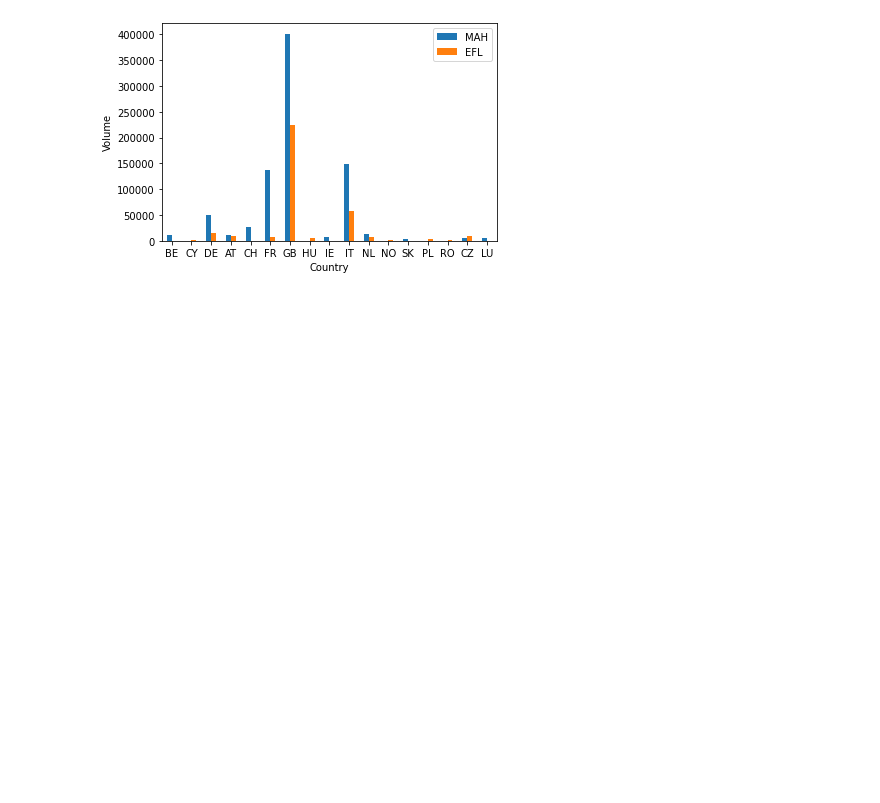
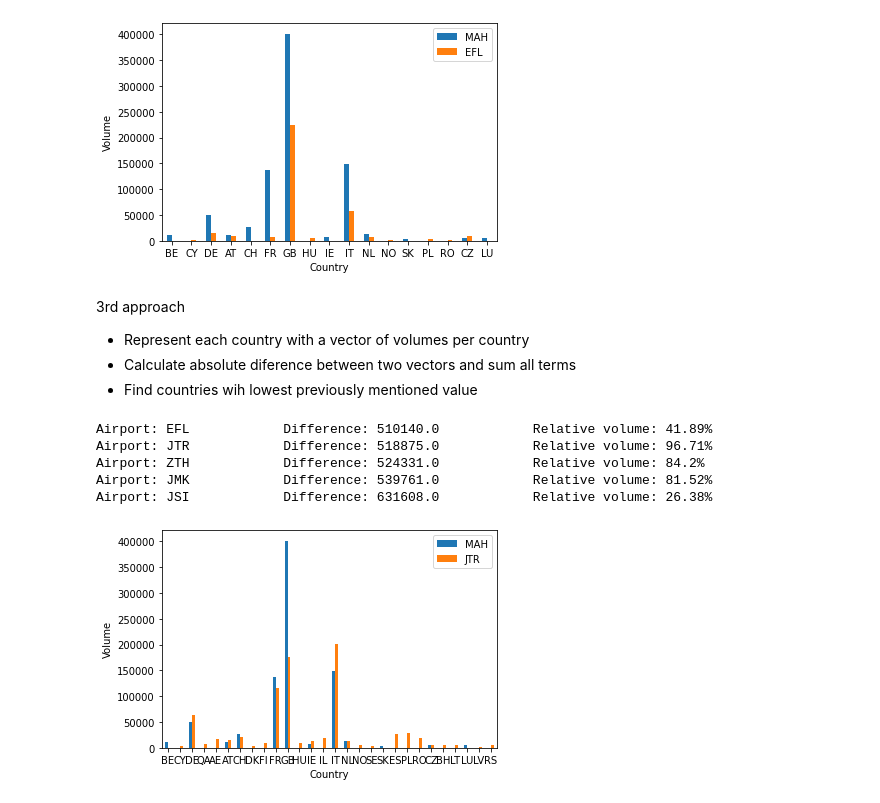
Before and after one commit to sergiolives19/Naveler, a Jupyter notebook: Mabrian/similar_airports.ipynb, the cells around one changed output. Cells and saved outputs as stored; diff of their text form; code cells hidden in the pictures; blank space fills up the shorter version.

```diff
--- a/Mabrian/similar_airports.ipynb
+++ b/Mabrian/similar_airports.ipynb
@@ -178,3 +190,42 @@ Airport: JMK    Distance: 0.3172
 plot_2_airports('MAH', 'EFL')
 # %% [output]
 [figure]
+# %% [markdown]
+3rd approach
+- Represent each country with a vector of volumes per country
+- Calculate absolute diference between two vectors and sum all terms
+- Find countries wih lowest previously mentioned value
+# %%
+# Inputs
+airport = 'MAH'
+N = 5 # number of closest airports
+
+I, J = M.shape
+
+j1 = airports.index(airport)
+v1 = M[:, j1]
+
+l = []
+for j2 in range(J):
+  v2 = M[:, j2]
+  dif = abs(v1 - v2)
+  sum_dif = dif.sum()
+  l.append((j2, sum_dif))
+l.sort(key=lambda tup: tup[1])
+
+for n in range(N+1):
+  index, dif = l[n]
+  airport_ = airports[index]
+  rel_vol = rel_volume(airport_, airport)
+  if airport_ != airport:
+    print("Airport: {}\t\tDifference: {}\t\tRelative volume: {}%".format(airport_, dif, round(100*rel_vol, 2)))
+# %% [output]
+Airport: EFL            Difference: 510140.0            Relative volume: 41.89%
+Airport: JTR            Difference: 518875.0            Relative volume: 96.71%
+Airport: ZTH            Difference: 524331.0            Relative volume: 84.2%
+Airport: JMK            Difference: 539761.0            Relative volume: 81.52%
+Airport: JSI            Difference: 631608.0            Relative volume: 26.38%
+# %%
+plot_2_airports('MAH', 'JTR')
+# %% [output]
+[figure, added]
```
Also changed, not shown: parts of 3 cells of this notebook.
